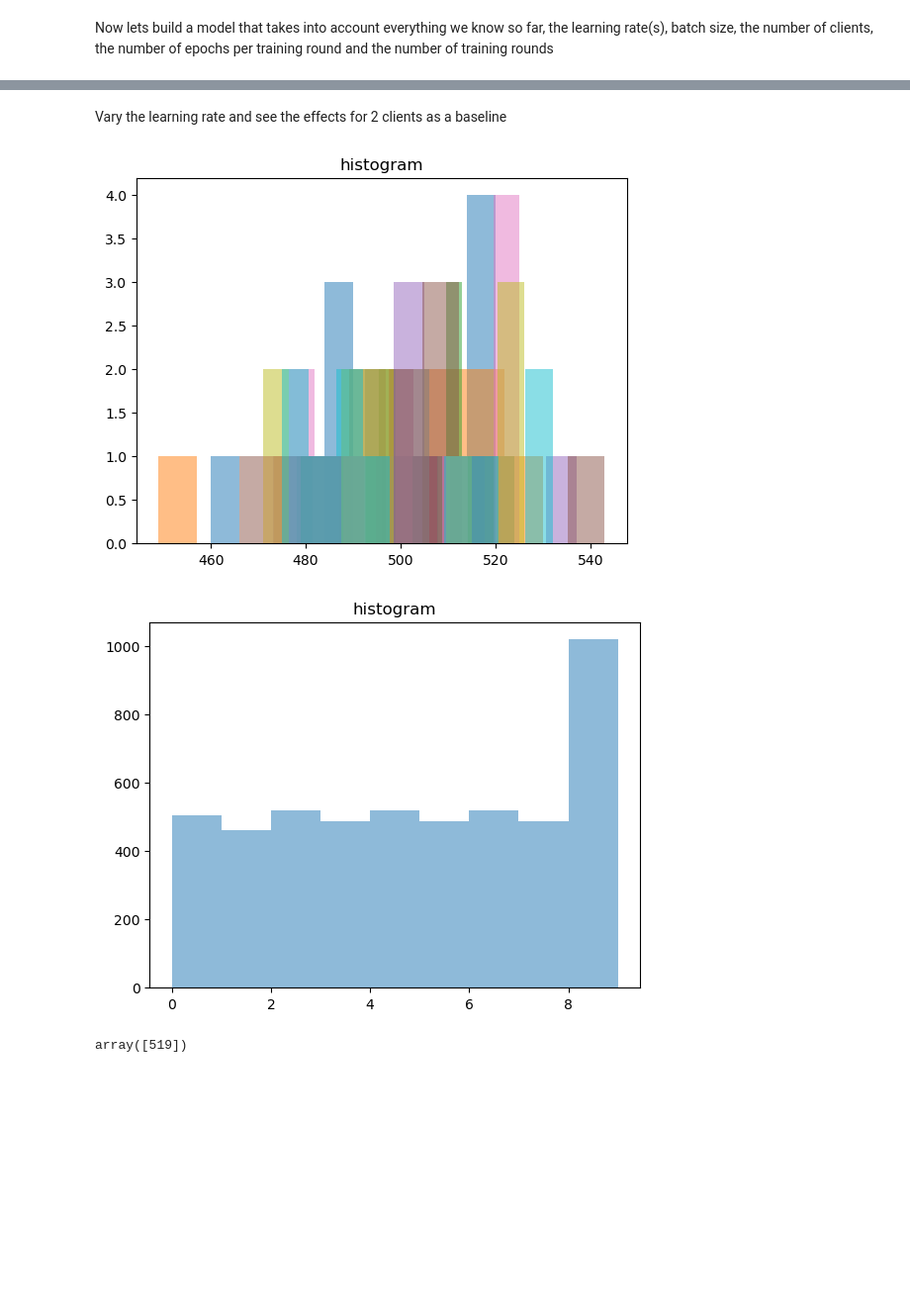
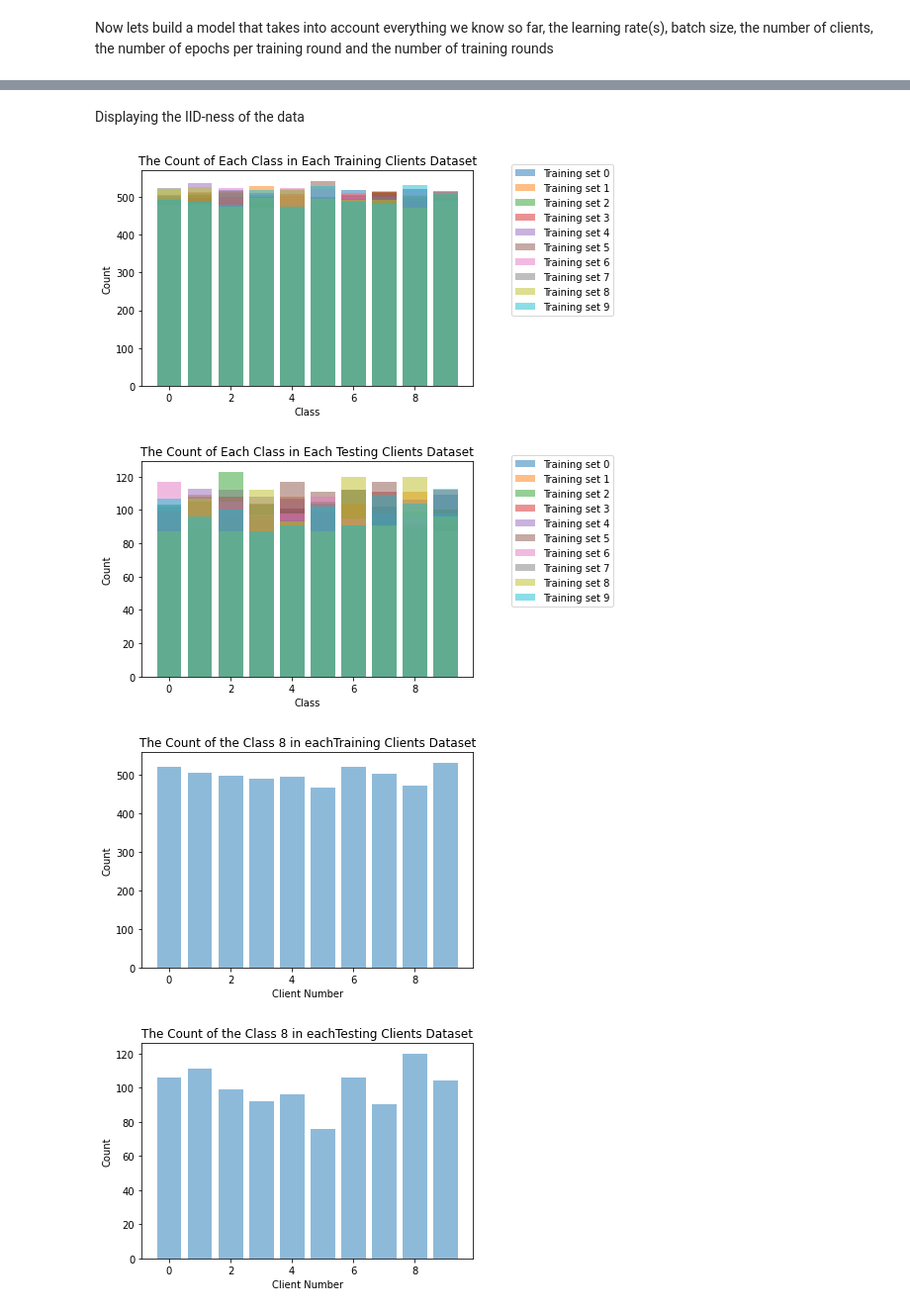
Before and after one commit to RyanMcG09/PhD, a Jupyter notebook: McMahanFedAvgCNN.ipynb, the cells around one changed output, grey strips where cells are left out. Shown: that part at 99% size. Drawn from its saved outputs; the diff is of its cells as text; code cells hidden in the pictures; blank space fills up the shorter version.

```diff
--- a/McMahanFedAvgCNN.ipynb
+++ b/McMahanFedAvgCNN.ipynb
@@ -219,28 +204,50 @@ Accuracy at update 9 is = 0.649700003862381
 # %% [markdown]
-Vary the learning rate and see the effects for 2 clients as a baseline
+Displaying the IID-ness of the data
 # %%
-for i in range(nClients):
-#for i in range(nClients):
-    ns = np.zeros(len(class_names))
-    for j in range(len(y_train_clients[0])):
-        ns[y_train_clients[i][j]] += 1
+def plottingDataSets(data, title):
+    numClasses = np.arange(len(class_names))
+    fig = plt.figure()
+    ax = plt.subplot(111)
+    for i in range(nClients):
+    #for i in range(nClients):
+        ns = np.zeros(len(class_names))
+        for j in range(len(data[0])):
+            ns[data[i][j][0]] += 1
 
-    plt.hist(ns,alpha=0.5,label="Training set {0}".format(i))
+        ax.bar(numClasses,ns,alpha=0.5,label="Training set {0}".format(i))
 
-plt.title("histogram")
-#plt.legend(loc='upper left')
-plt.show()
+    plt.title("The Count of Each Class in Each "+ title + " Clients Dataset")
+    plt.ylabel("Count")
+    plt.xlabel("Class")
+    ax.legend(bbox_to_anchor=(1.1, 1.05))
+    plt.show()
+
+def plottingFreq(data, title, class_):
+    numClasses = np.arange(nClients)
+    fig = plt.figure()
+    ax = plt.subplot(111)
+    ncls = np.zeros(nClients)
+    for i in range(nClients):
+    #for i in range(nClients):
+        for j in range(len(data[0])):
+            if (data[i][j][0] == class_):
+                ncls[i] += 1
+
+    ax.bar(numClasses,ncls,alpha=0.5,label="Training set {0}".format(i))
+
+    plt.title("The Count of the Class "+ str(class_) + " in each " + title + " Clients Dataset")
+    plt.ylabel("Count")
+    plt.xlabel("Client Number")
+    #ax.legend(bbox_to_anchor=(1.1, 1.05))
+    plt.show()
-# %% [output]
-[figure, removed]
-# %%
-plt.hist(y_train_clients[0],bins = bs,alpha=0.5,label="Training set {0}".format(i))
-
-plt.title("histogram")
-#plt.legend(loc='upper left')
-plt.show()
-# %% [output]
-[figure, removed]
-# %%
-sum(y_train_clients[0] == 2)
-# %% [output]
-array([519])
+# %%
+plottingDataSets(y_train_clients, "Training")
+plottingDataSets(y_test_clients, "Testing")
+c = np.random.choice(clients)
+plottingFreq(y_train_clients, "Training", c)
+plottingFreq(y_test_clients, "Testing", c)
+# %% [output]
+[figure, added]
+[figure, added]
+[figure, added]
+[figure, added]
```
Also changed, not shown: parts of 6 cells of this notebook.
